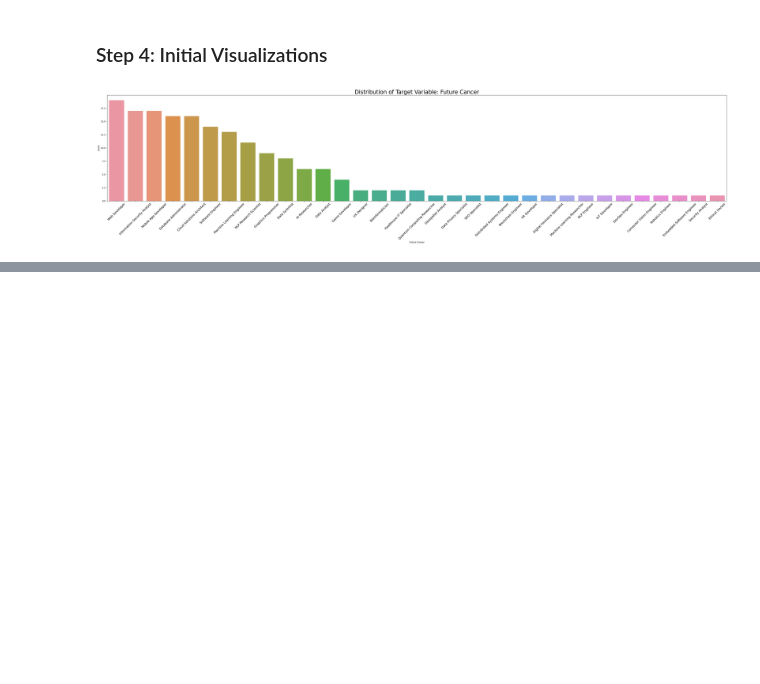
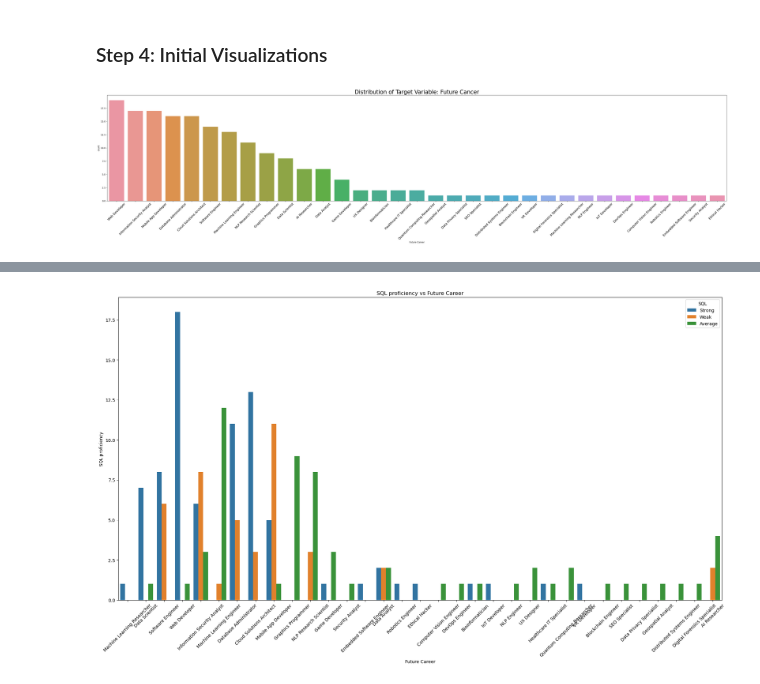
Before and after one commit to pegasus991/career-counsellor-ml, a Jupyter notebook: notebooks/EDA.ipynb, the cells around one changed output, grey strips where cells are left out. Saved outputs shown, nothing was run; the diff lists cells and outputs as text; code cells hidden in the pictures; blank space fills up the shorter version.

```diff
--- a/notebooks/EDA.ipynb
+++ b/notebooks/EDA.ipynb
@@ -128,0 +169,12 @@ plt.show()
+# %%
+#SQL proficiency vs Future Career
+plt.figure(figsize=(20,12))
+sns.countplot(data=df, x='Future Career', hue='SQL')
+plt.title('SQL proficiency vs Future Career')
+plt.xticks(rotation=45)
+plt.xlabel('Future Career')
+plt.ylabel('SQL proficiency')
+plt.tight_layout()
+plt.show()
+# %% [output]
+[figure, added]
```
Also changed, not shown: parts of 13 cells of this notebook.
